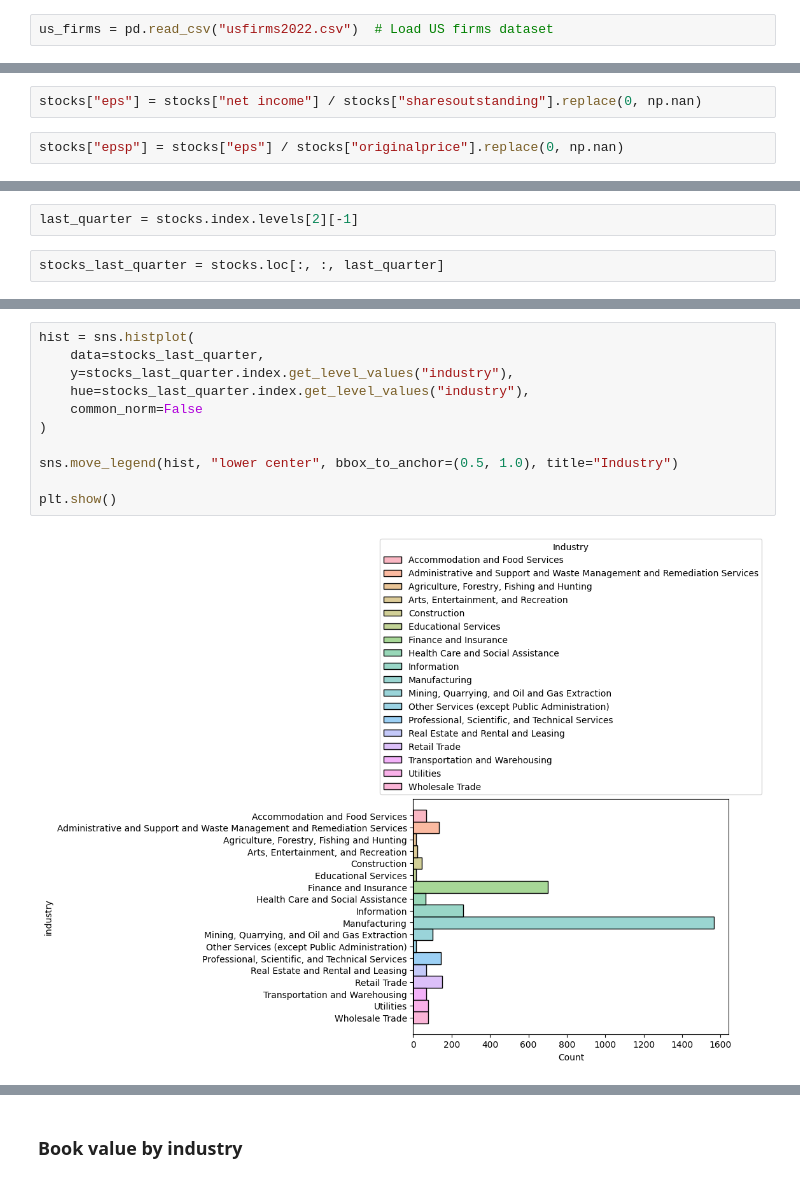
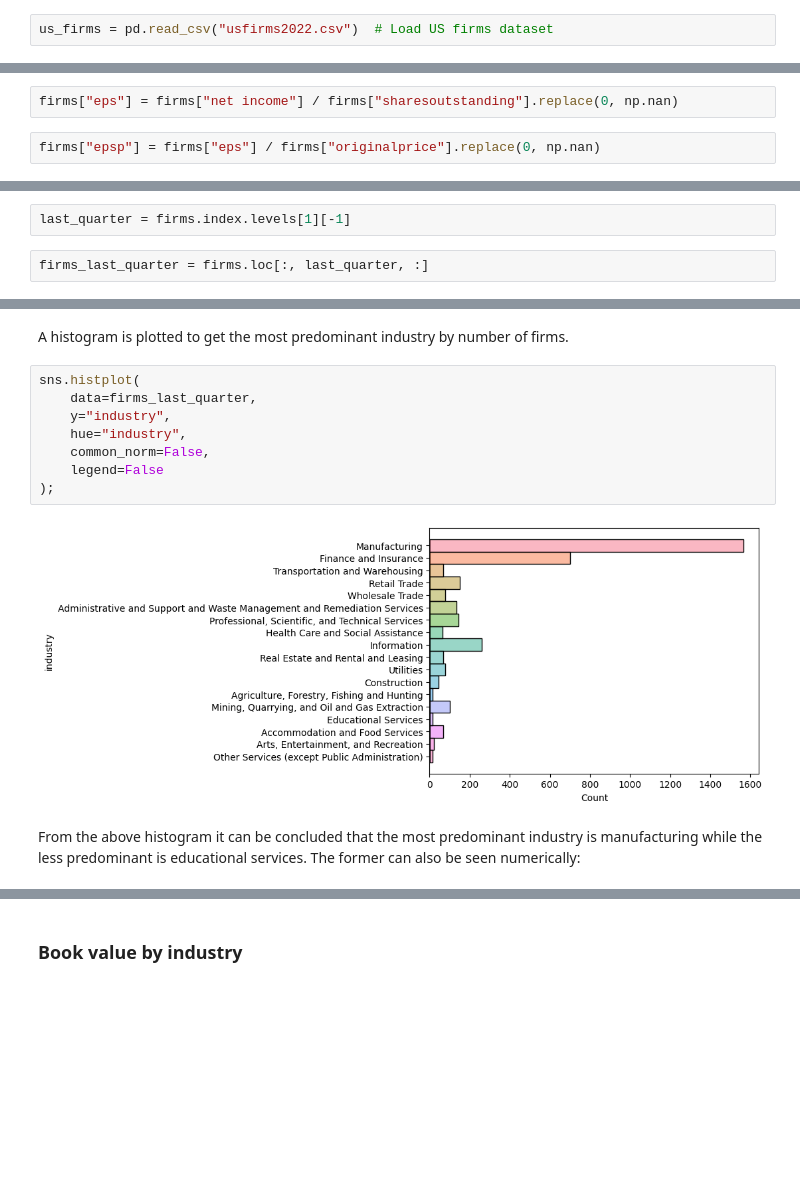
Before and after one commit to carlosahs/tc3006c-stats-module, a Jupyter notebook: stock_stats.ipynb, the cells around one changed output, grey strips where cells are left out. Saved outputs shown, nothing was run; the diff lists cells and outputs as text; blank space fills up the shorter version.

```diff
--- a/stock_stats.ipynb
+++ b/stock_stats.ipynb
@@ -73,4 +171,4 @@ stocks["net income"] = stocks["ebit"] - stocks["finexp"] - stocks["incometax"] +
 # %%
-stocks["eps"] = stocks["net income"] / stocks["sharesoutstanding"].replace(0, np.nan)
+firms["eps"] = firms["net income"] / firms["sharesoutstanding"].replace(0, np.nan)
 # %%
-stocks["epsp"] = stocks["eps"] / stocks["originalprice"].replace(0, np.nan)
+firms["epsp"] = firms["eps"] / firms["originalprice"].replace(0, np.nan)
@@ -164,5 +247,5 @@ plt.show()
 # %%
-last_quarter = stocks.index.levels[2][-1]
+last_quarter = firms.index.levels[1][-1]
 # %%
-stocks_last_quarter = stocks.loc[:, :, last_quarter]
+firms_last_quarter = firms.loc[:, last_quarter, :]
 # %%
@@ -185,13 +262,14 @@ stocks_last_quarter
+# %% [markdown]
+A histogram is plotted to get the most predominant industry by number of firms.
 # %%
-hist = sns.histplot(
-    data=stocks_last_quarter,
-    y=stocks_last_quarter.index.get_level_values("industry"),
-    hue=stocks_last_quarter.index.get_level_values("industry"),
-    common_norm=False
-)
-
-sns.move_legend(hist, "lower center", bbox_to_anchor=(0.5, 1.0), title="Industry")
-
-plt.show()
+sns.histplot(
+    data=firms_last_quarter,
+    y="industry",
+    hue="industry",
+    common_norm=False,
+    legend=False
+);
 # %% [output]
-[figure, old version]
+[figure, new version]
+# %% [markdown]
+From the above histogram it can be concluded that the most predominant industry is manufacturing while the less predominant is educational services. The former can also be seen numerically:
```
Also changed, not shown: parts of 109 cells of this notebook.
